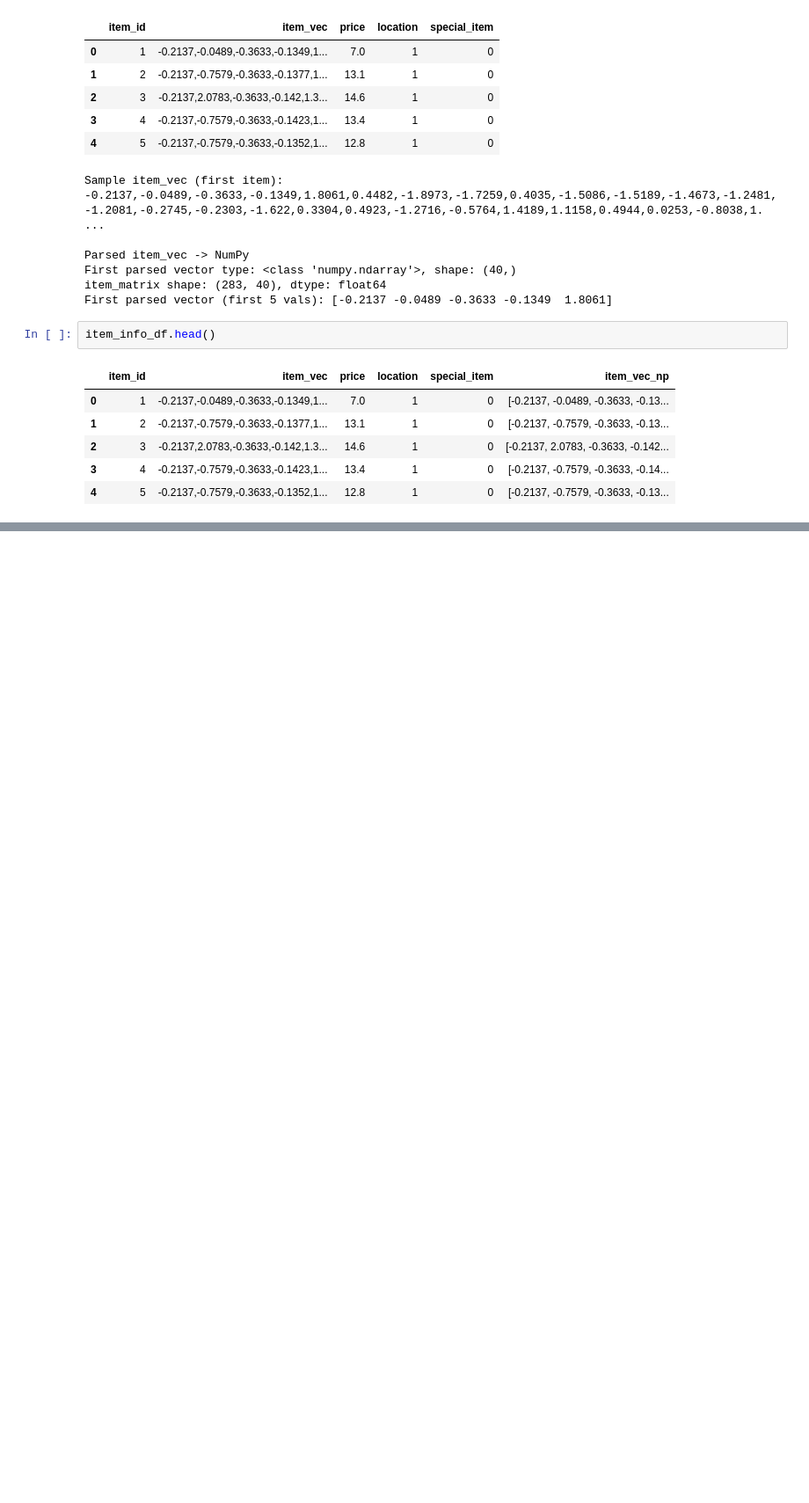
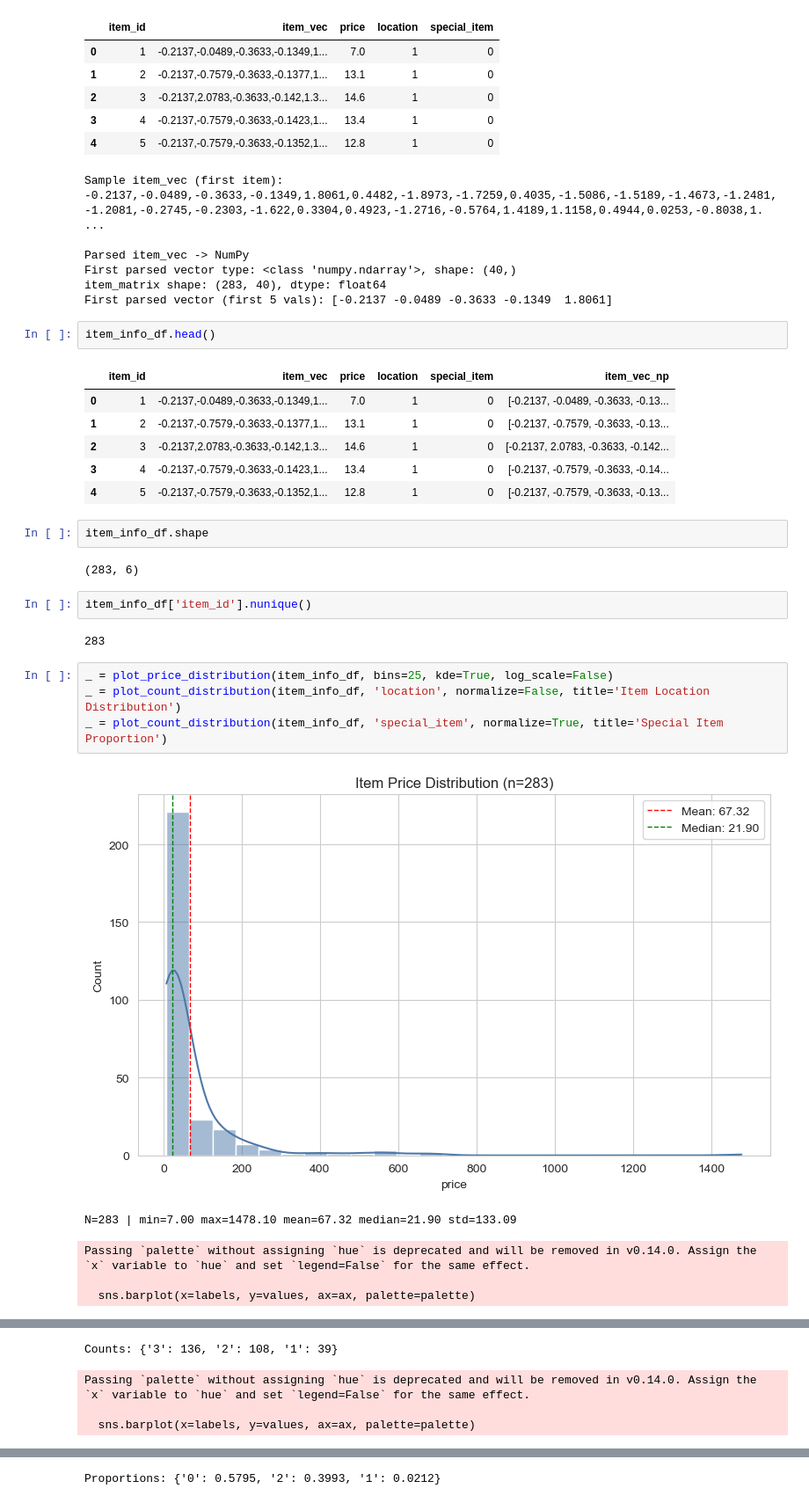
Before and after one commit to armandordorica/RL4RS_replication, a Jupyter notebook: EDA.ipynb, the cells around one changed output, grey strips where cells are left out. Shown at 88% size. Cells and saved outputs as stored; diff of their text form; blank space fills up the shorter version.

```diff
--- a/EDA.ipynb
+++ b/EDA.ipynb
@@ -114,3 +180,21 @@ item_info_df.head()
 | 2 | 3 | -0.2137,2.0783,-0.3633,-0.142,1.3... | 14.6 | 1 | 0 | [-0.2137, 2.0783, -0.3633, -0.142... |
 | 3 | 4 | -0.2137,-0.7579,-0.3633,-0.1423,1... | 13.4 | 1 | 0 | [-0.2137, -0.7579, -0.3633, -0.14... |
 | 4 | 5 | -0.2137,-0.7579,-0.3633,-0.1352,1... | 12.8 | 1 | 0 | [-0.2137, -0.7579, -0.3633, -0.13... |
+# %%
+item_info_df.shape
+# %% [output]
+(283, 6)
+# %%
+item_info_df['item_id'].nunique()
+# %% [output]
+283
+# %%
+_ = plot_price_distribution(item_info_df, bins=25, kde=True, log_scale=False)
+_ = plot_count_distribution(item_info_df, 'location', normalize=False, title='Item Location Distribution')
+_ = plot_count_distribution(item_info_df, 'special_item', normalize=True, title='Special Item Proportion')
+# %% [output]
+[figure, added]
+N=283 | min=7.00 max=1478.10 mean=67.32 median=21.90 std=133.09
+Passing `palette` without assigning `hue` is deprecated and will be removed in v0.14.0. Assign the `x` variable to `hue` and set `legend=False` for the same effect.
+
+  sns.barplot(x=labels, y=values, ax=ax, palette=palette)
@@ -116,0 +202,4 @@ item_info_df.head()
+Counts: {'3': 136, '2': 108, '1': 39}
+Passing `palette` without assigning `hue` is deprecated and will be removed in v0.14.0. Assign the `x` variable to `hue` and set `legend=False` for the same effect.
+
+  sns.barplot(x=labels, y=values, ax=ax, palette=palette)
@@ -116,0 +207 @@ item_info_df.head()
+Proportions: {'0': 0.5795, '2': 0.3993, '1': 0.0212}
```
Also changed, not shown: parts of 24 cells of this notebook.
